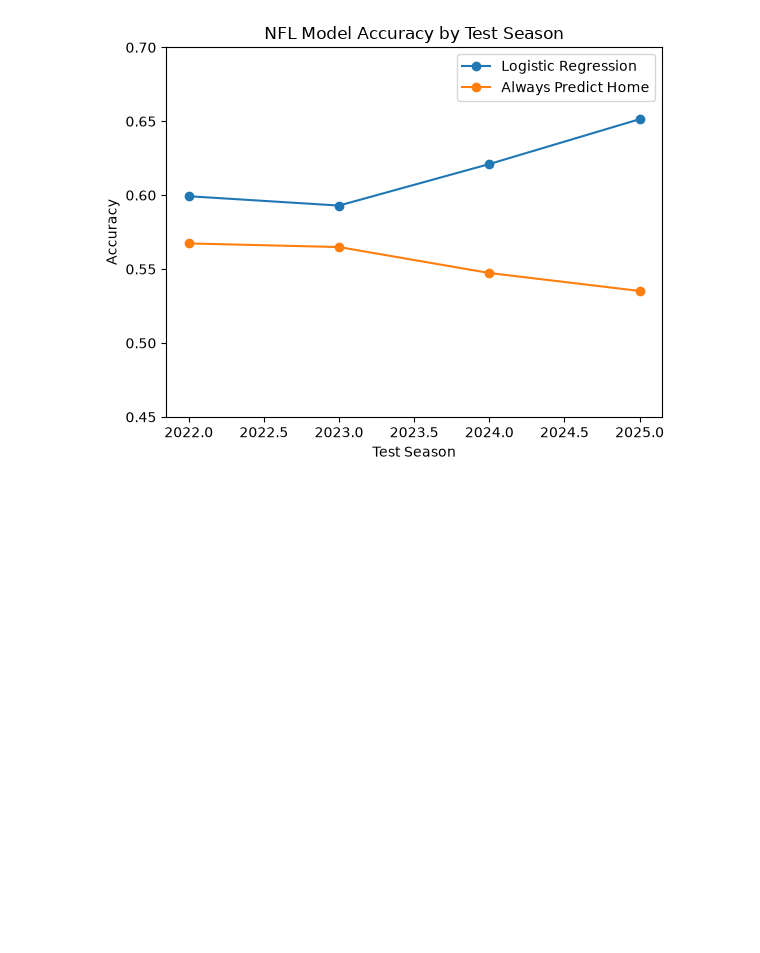
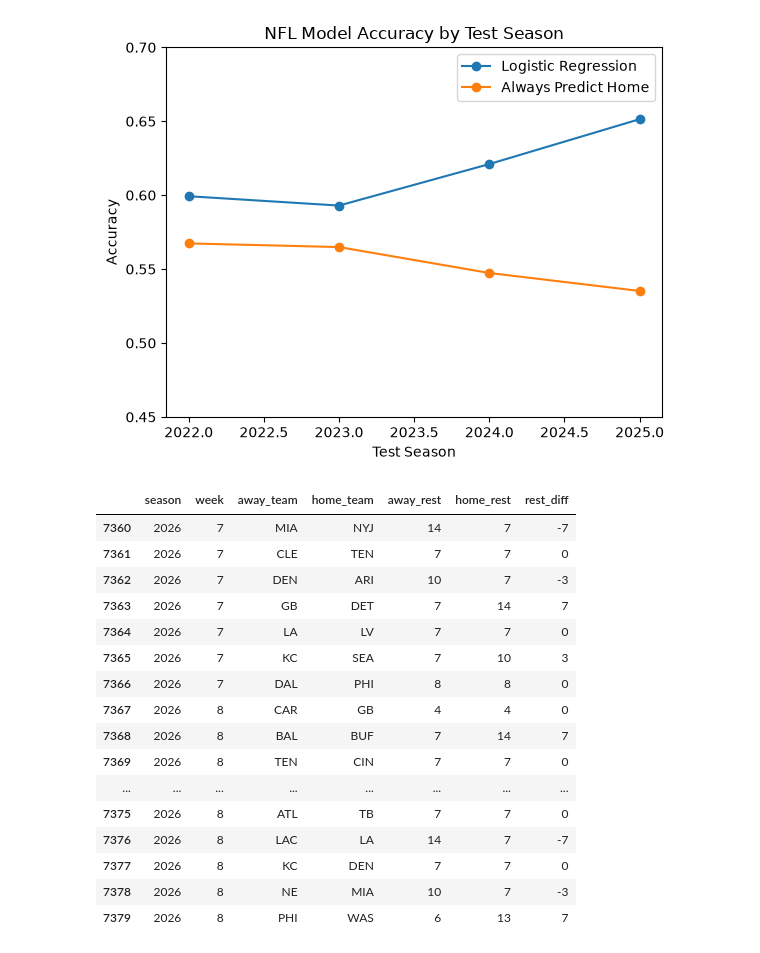
Before and after one commit to GarnetFisherman/nfl-game-prediction, a Jupyter notebook: notebooks/01_explore_nfl_data.ipynb, the cells around one changed output. Drawn from its saved outputs; the diff is of its cells as text; code cells hidden in the pictures; blank space fills up the shorter version.

```diff
--- a/notebooks/01_explore_nfl_data.ipynb
+++ b/notebooks/01_explore_nfl_data.ipynb
@@ -706,6 +709,15 @@ home_features = team_games[
         "win_pct_last5"
     ]
 ].copy()
+# %%
+home_features = home_features.rename(
+    columns={
+        "avg_points_scored_last5": "home_avg_points_scored_last5",
+        "avg_points_allowed_last5": "home_avg_points_allowed_last5",
+        "avg_point_diff_last5": "home_avg_point_diff_last5",
+        "win_pct_last5": "home_win_pct_last5"
+    }
+)
 # %%
 home_features.head()
 # %% [output]
@@ -1232,3 +1252,38 @@ plt.legend([
 plt.show()
 # %% [output]
 [figure]
+# %%
+model_data["rest_diff"] = (
+    model_data["home_rest"]
+    - model_data["away_rest"]
+)
+# %%
+model_data[
+    [
+        "season",
+        "week",
+        "away_team",
+        "home_team",
+        "away_rest",
+        "home_rest",
+        "rest_diff"
+    ]
+].tail(20)
+# %% [output]
+|  | season | week | away_team | home_team | away_rest | home_rest | rest_diff |
+| 7360 | 2026 | 7 | MIA | NYJ | 14 | 7 | -7 |
+| 7361 | 2026 | 7 | CLE | TEN | 7 | 7 | 0 |
+| 7362 | 2026 | 7 | DEN | ARI | 10 | 7 | -3 |
+| 7363 | 2026 | 7 | GB | DET | 7 | 14 | 7 |
+| 7364 | 2026 | 7 | LA | LV | 7 | 7 | 0 |
+| 7365 | 2026 | 7 | KC | SEA | 7 | 10 | 3 |
+| 7366 | 2026 | 7 | DAL | PHI | 8 | 8 | 0 |
+| 7367 | 2026 | 8 | CAR | GB | 4 | 4 | 0 |
+| 7368 | 2026 | 8 | BAL | BUF | 7 | 14 | 7 |
+| 7369 | 2026 | 8 | TEN | CIN | 7 | 7 | 0 |
+| ... | ... | ... | ... | ... | ... | ... | ... |
+| 7375 | 2026 | 8 | ATL | TB | 7 | 7 | 0 |
+| 7376 | 2026 | 8 | LAC | LA | 14 | 7 | -7 |
+| 7377 | 2026 | 8 | KC | DEN | 7 | 7 | 0 |
+| 7378 | 2026 | 8 | NE | MIA | 10 | 7 | -3 |
+| 7379 | 2026 | 8 | PHI | WAS | 6 | 13 | 7 |
```
Also changed, not shown: parts of 67 cells of this notebook.
